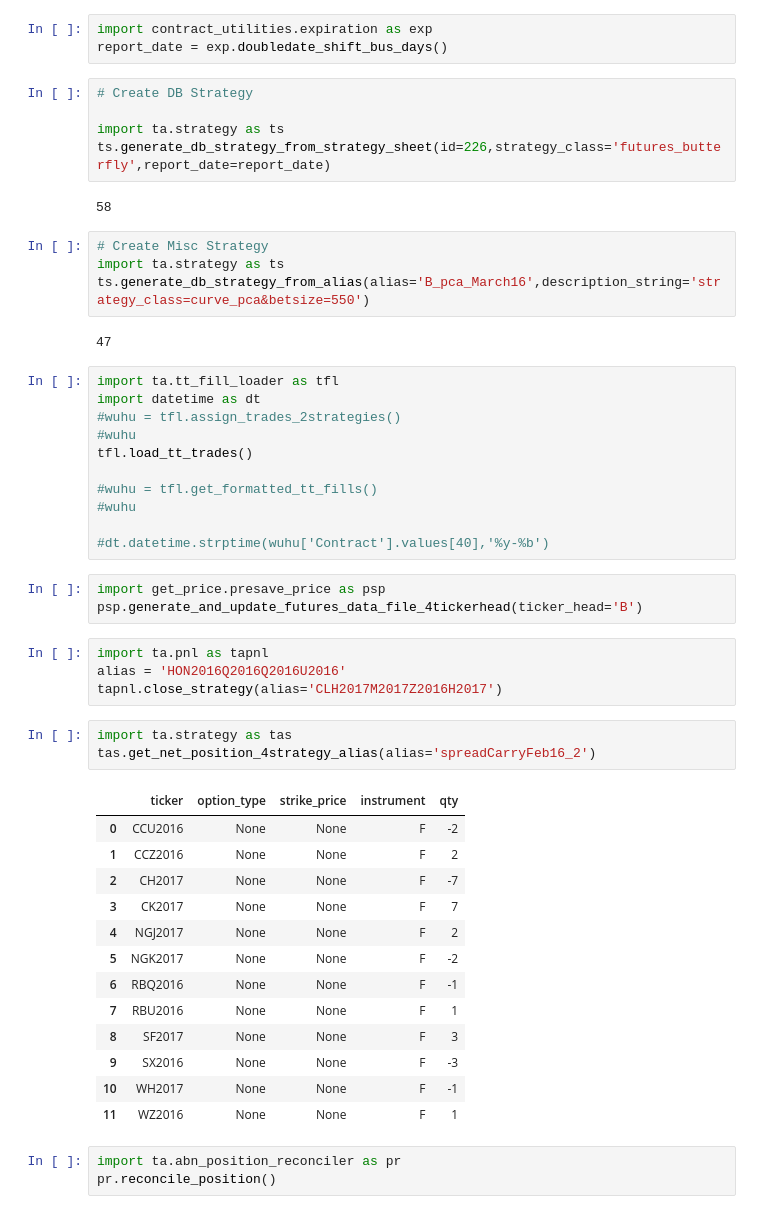
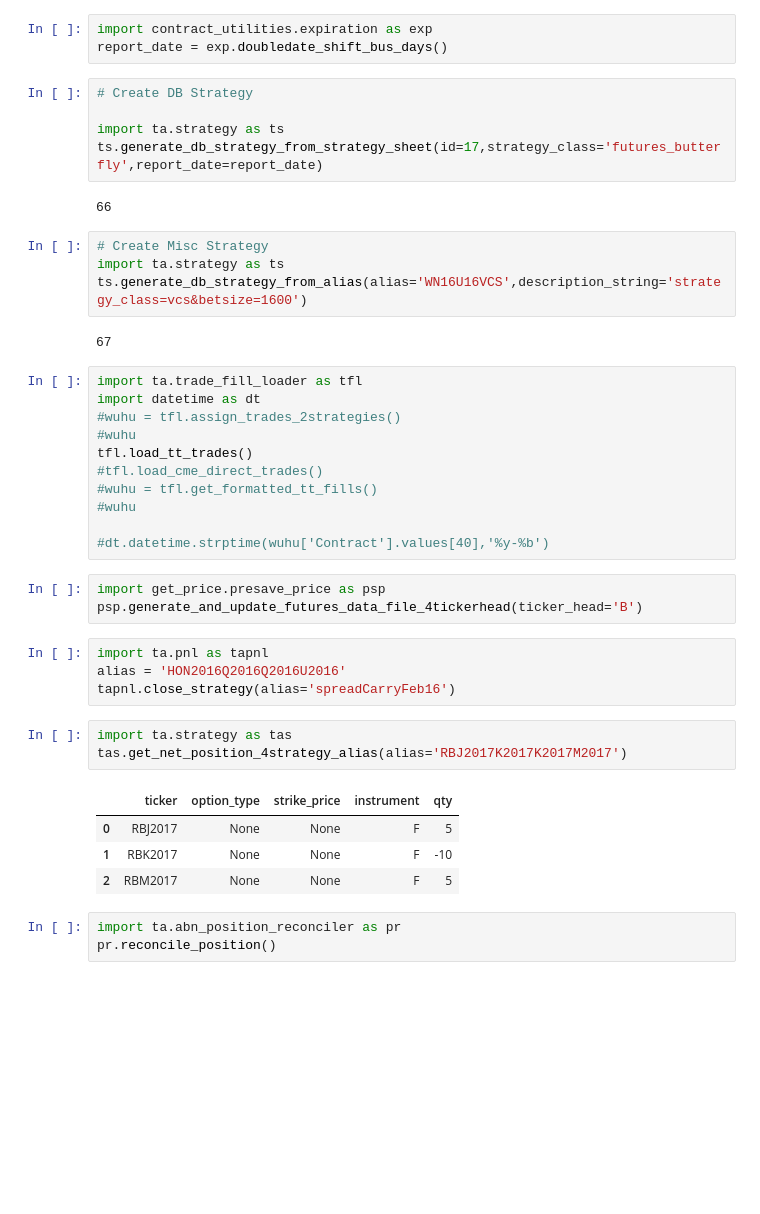
Before and after one commit to d0p34m1n3/repo_barbarossa, a Jupyter notebook: PycharmProjects/ta/trade_helper.ipynb, the cells around one changed output. Cells and saved outputs as stored; diff of their text form; blank space fills up the shorter version.

```diff
--- a/PycharmProjects/ta/trade_helper.ipynb
+++ b/PycharmProjects/ta/trade_helper.ipynb
@@ -5,22 +5,22 @@ report_date = exp.doubledate_shift_bus_days()
 # Create DB Strategy
 
 import ta.strategy as ts
-ts.generate_db_strategy_from_strategy_sheet(id=226,strategy_class='futures_butterfly',report_date=report_date)
+ts.generate_db_strategy_from_strategy_sheet(id=17,strategy_class='futures_butterfly',report_date=report_date)
 # %% [output]
-58
+66
 # %%
 # Create Misc Strategy
 import ta.strategy as ts
-ts.generate_db_strategy_from_alias(alias='B_pca_March16',description_string='strategy_class=curve_pca&betsize=550')
+ts.generate_db_strategy_from_alias(alias='WN16U16VCS',description_string='strategy_class=vcs&betsize=1600')
 # %% [output]
-47
+67
 # %%
-import ta.tt_fill_loader as tfl
+import ta.trade_fill_loader as tfl
 import datetime as dt
 #wuhu = tfl.assign_trades_2strategies()
 #wuhu
 tfl.load_tt_trades()
-
+#tfl.load_cme_direct_trades()
 #wuhu = tfl.get_formatted_tt_fills()
 #wuhu
 
@@ -31,24 +31,15 @@ psp.generate_and_update_futures_data_file_4tickerhead(ticker_head='B')
 # %%
 import ta.pnl as tapnl
 alias = 'HON2016Q2016Q2016U2016'
-tapnl.close_strategy(alias='CLH2017M2017Z2016H2017')
+tapnl.close_strategy(alias='spreadCarryFeb16')
 # %%
 import ta.strategy as tas
-tas.get_net_position_4strategy_alias(alias='spreadCarryFeb16_2')
+tas.get_net_position_4strategy_alias(alias='RBJ2017K2017K2017M2017')
 # %% [output]
 |  | ticker | option_type | strike_price | instrument | qty |
-| 0 | CCU2016 | None | None | F | -2 |
-| 1 | CCZ2016 | None | None | F | 2 |
-| 2 | CH2017 | None | None | F | -7 |
-| 3 | CK2017 | None | None | F | 7 |
-| 4 | NGJ2017 | None | None | F | 2 |
-| 5 | NGK2017 | None | None | F | -2 |
-| 6 | RBQ2016 | None | None | F | -1 |
-| 7 | RBU2016 | None | None | F | 1 |
-| 8 | SF2017 | None | None | F | 3 |
-| 9 | SX2016 | None | None | F | -3 |
-| 10 | WH2017 | None | None | F | -1 |
-| 11 | WZ2016 | None | None | F | 1 |
+| 0 | RBJ2017 | None | None | F | 5 |
+| 1 | RBK2017 | None | None | F | -10 |
+| 2 | RBM2017 | None | None | F | 5 |
 # %%
 import ta.abn_position_reconciler as pr
 pr.reconcile_position()
```
Also changed, not shown: parts of 1 cell of this notebook, 21 other files.
